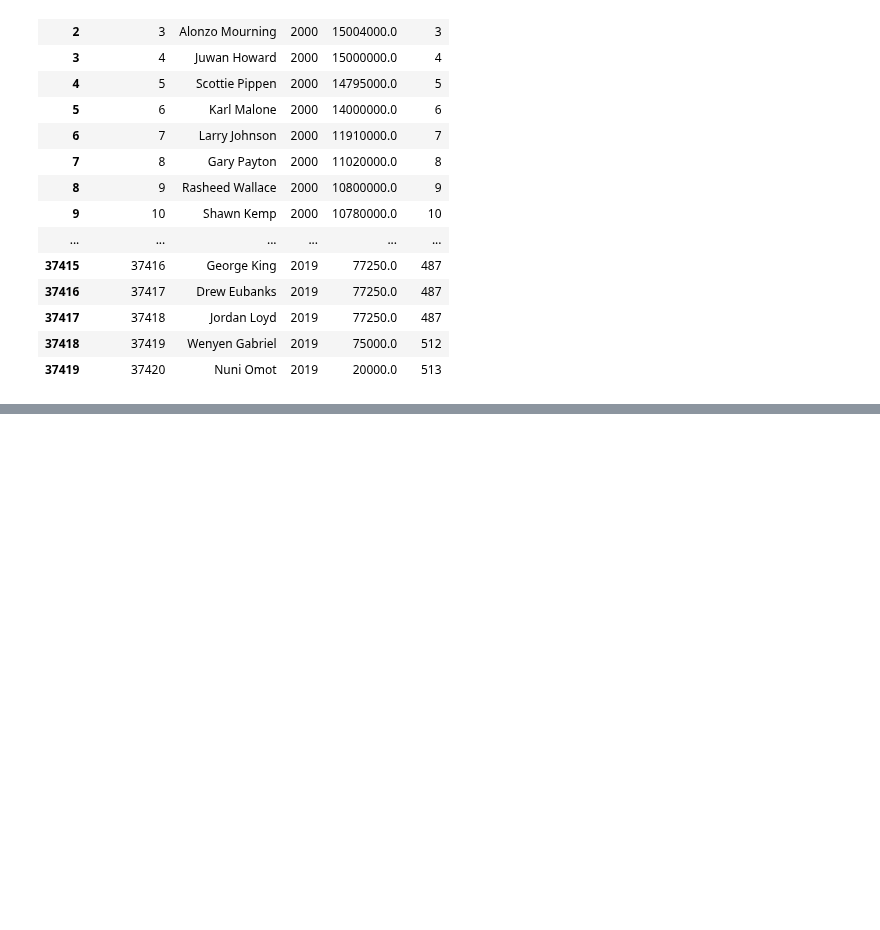
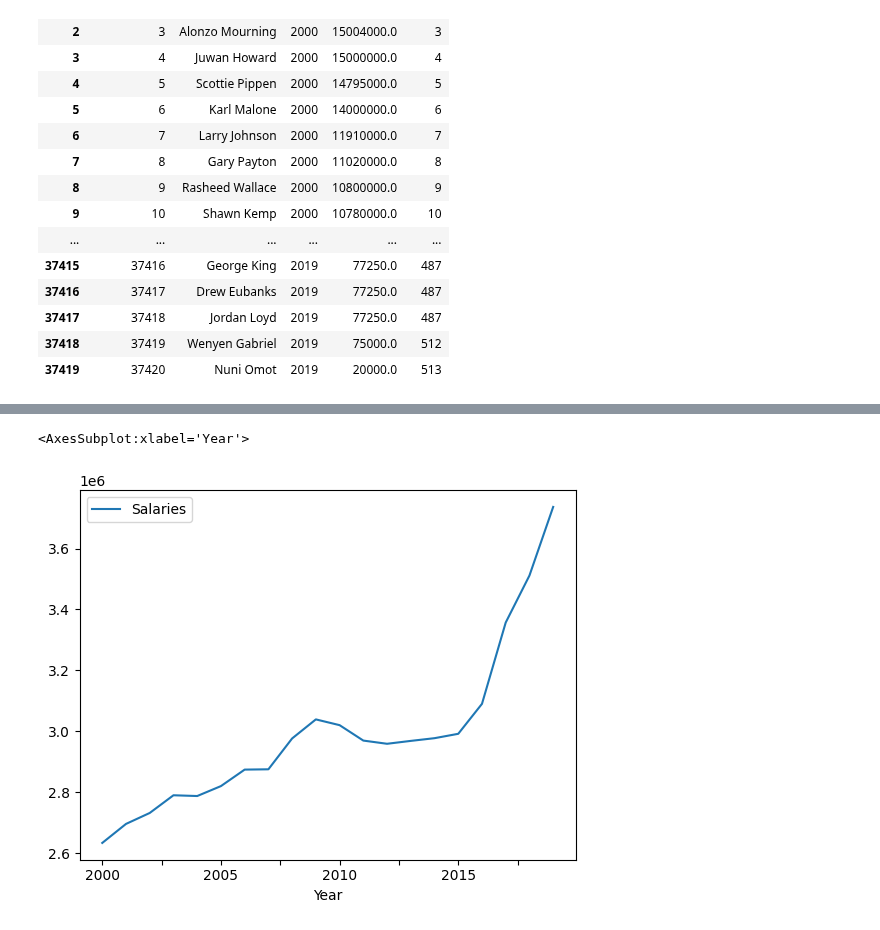
Before and after one commit to akmalgomal3/nba-kasddead, a Jupyter notebook: dataset-insight.ipynb, the cells around one changed output, grey strips where cells are left out. Drawn from its saved outputs; the diff is of its cells as text; code cells hidden in the pictures; blank space fills up the shorter version.

```diff
--- a/dataset-insight.ipynb
+++ b/dataset-insight.ipynb
@@ -118,0 +271,2 @@ display_both_head_and_tail(salaries_df)
+# %%
+salaries_df.Salaries.fillna(salaries_df.Salaries.median(), inplace=True)
@@ -157,0 +437,10 @@ dtype: object
+# %%
+df_salaries_year = salaries_df.groupby("Year")["Salaries"].mean().reset_index()
+df_salaries_year = df_salaries_year.astype({"Year":'category'})
+# %%
+axes = plt.gca()
+df_salaries_year.set_index('Year', inplace=True)
+df_salaries_year.plot(kind="line", y="Salaries", ax=axes)
+# %% [output]
+<AxesSubplot:xlabel='Year'>
+[figure, added]
```
Also changed, not shown: parts of 30 cells of this notebook, 1 other file.
